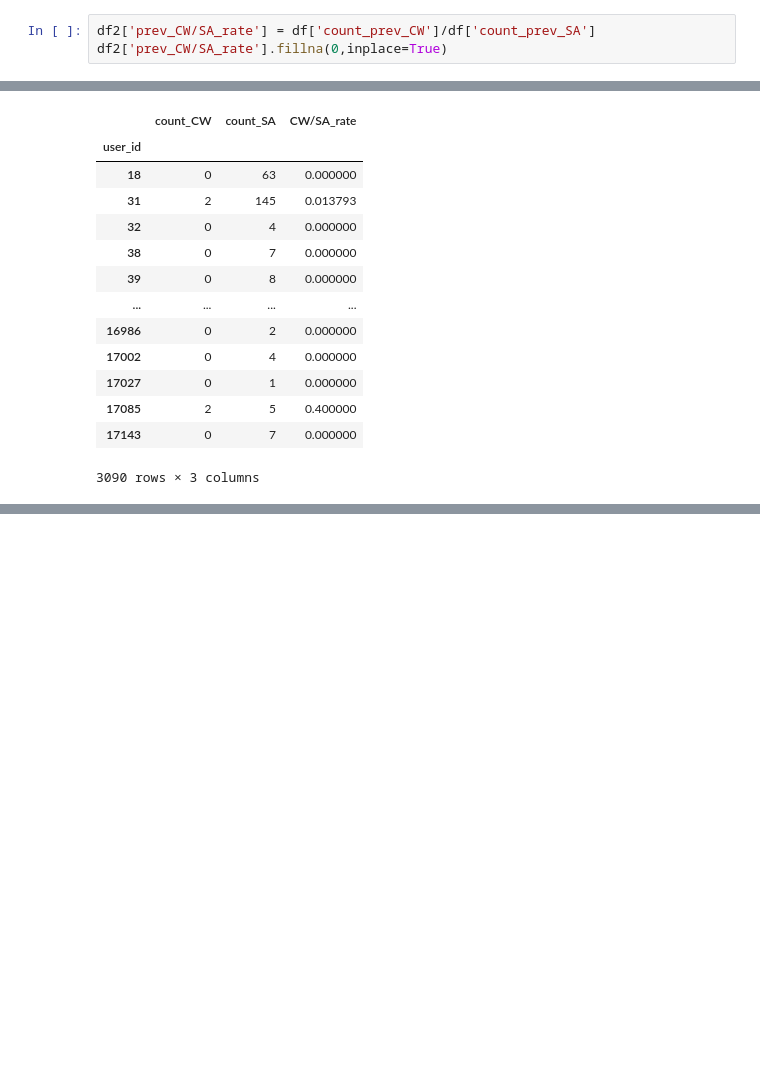
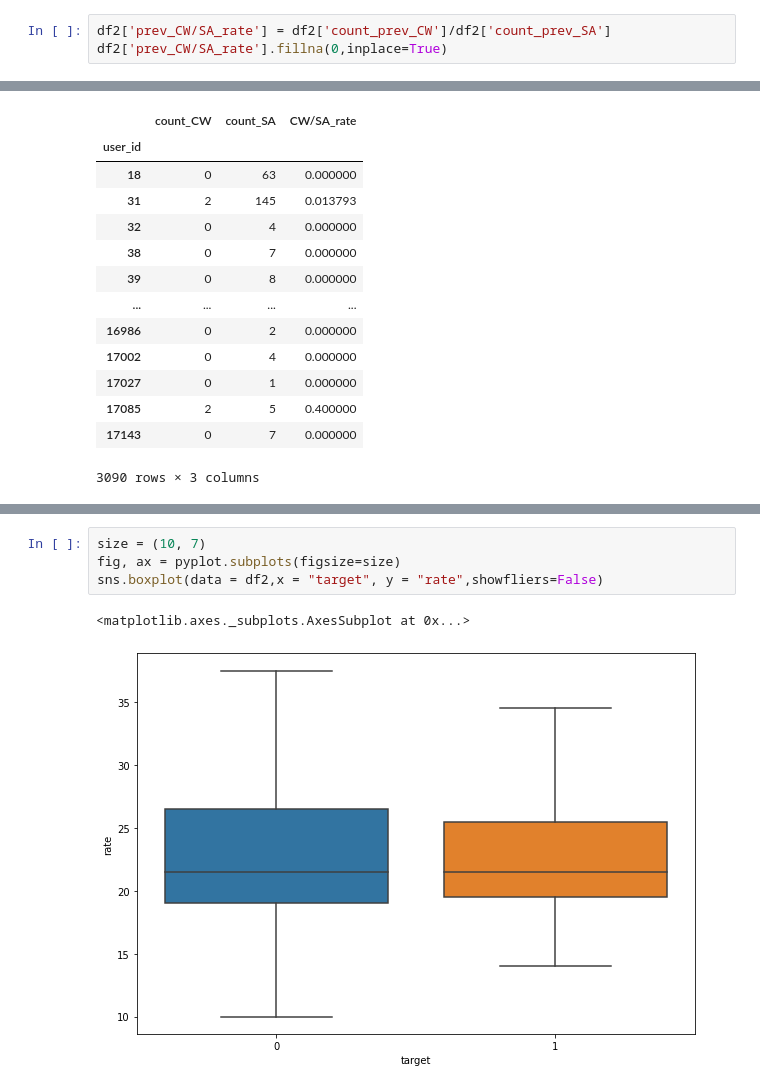
Before and after one commit to fufufu-hub/nursedash, a Jupyter notebook: nursedash.ipynb, the cells around one changed output, grey strips where cells are left out. Saved outputs shown, nothing was run; the diff lists cells and outputs as text; blank space fills up the shorter version.

```diff
--- a/nursedash.ipynb
+++ b/nursedash.ipynb
@@ -257,7 +238,7 @@ def count_prev_CW(df):
 
 df2['count_prev_CW'] = count_prev_CW(df2)
 # %%
-df2['prev_CW/SA_rate'] = df['count_prev_CW']/df['count_prev_SA']
+df2['prev_CW/SA_rate'] = df2['count_prev_CW']/df2['count_prev_SA']
 df2['prev_CW/SA_rate'].fillna(0,inplace=True)
 # %%
 # prev_CW/SA_rate
@@ -301,0 +286,7 @@ user_info['CW/SA_rate'].plot.hist(bins=20, alpha=0.7)
+# %%
+size = (10, 7)
+fig, ax = pyplot.subplots(figsize=size)
+sns.boxplot(data = df2,x = "target", y = "rate",showfliers=False)
+# %% [output]
+<matplotlib.axes._subplots.AxesSubplot at 0x...>
+[figure, added]
```
Also changed, not shown: parts of 54 cells of this notebook.
